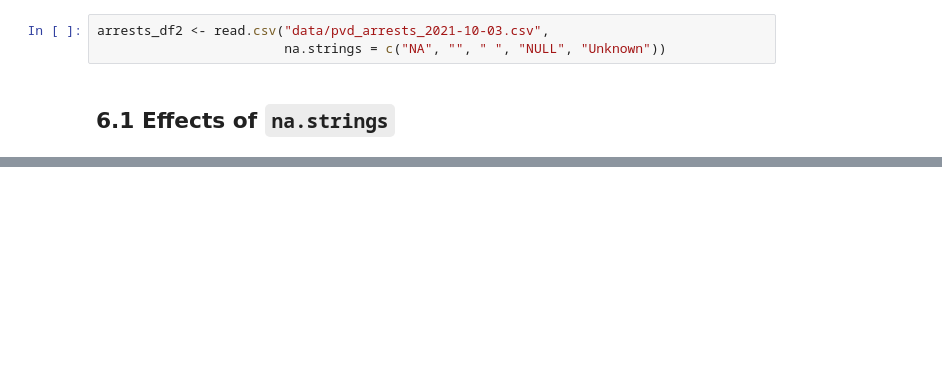
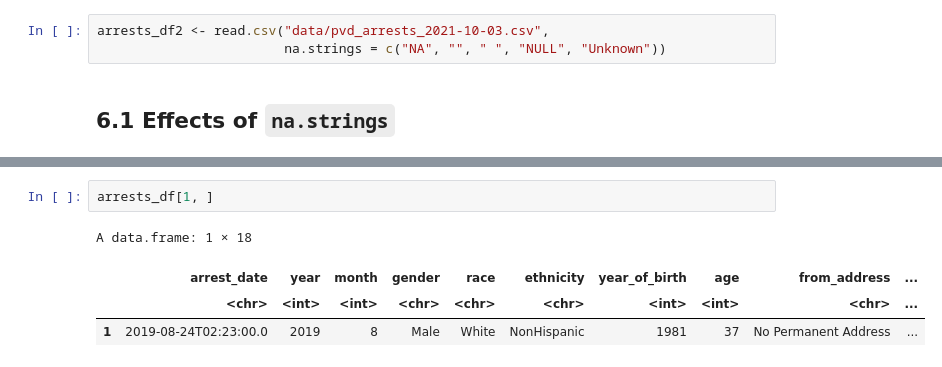
Before and after one commit to eldu/mpa-2065-slides, a Jupyter notebook: 05-1_dataframes_and_reading_csv.ipynb, the cells around one changed output, grey strips where cells are left out. Saved outputs shown, nothing was run; the diff lists cells and outputs as text; blank space fills up the shorter version.

```diff
--- a/05-1_dataframes_and_reading_csv.ipynb
+++ b/05-1_dataframes_and_reading_csv.ipynb
@@ -185,0 +444,7 @@ table(arrests_df2$race)           # dataframe after setting `na.strings`
+# %%
+arrests_df[1, ]
+# %% [output]
+A data.frame: 1 × 18
+|  | arrest_date | year | month | gender | race | ethnicity | year_of_birth | age | from_address | ... |
+|  | <chr> | <int> | <int> | <chr> | <chr> | <chr> | <int> | <int> | <chr> | ... |
+| 1 | 2019-08-24T02:23:00.0 | 2019 | 8 | Male | White | NonHispanic | 1981 | 37 | No Permanent Address | ... |
```
Also changed, not shown: parts of 30 cells of this notebook, 1 other file.
